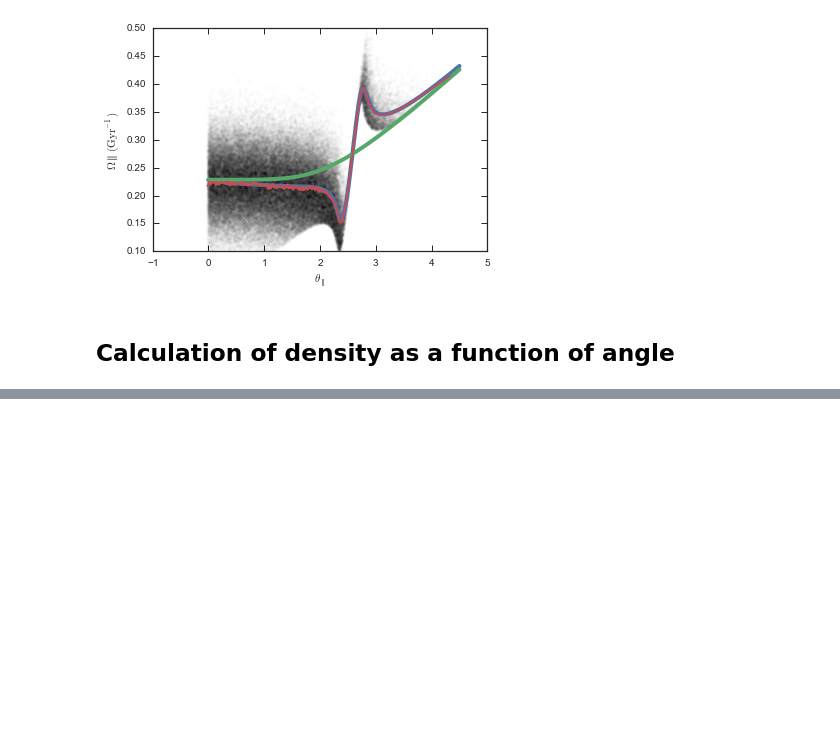
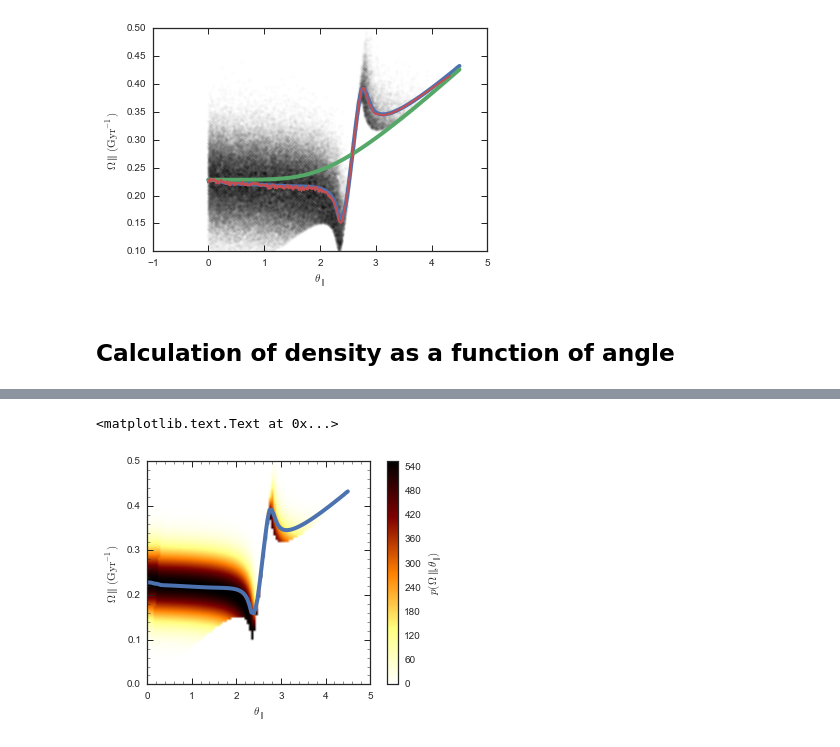
Before and after one commit to jobovy/streamgap-pepper, a Jupyter notebook: StreamGapSingleImpact-Improvements.ipynb, the cells around one changed output, grey strips where cells are left out. Drawn from its saved outputs; the diff is of its cells as text; code cells hidden in the pictures; blank space fills up the shorter version.

```diff
--- a/StreamGapSingleImpact-Improvements.ipynb
+++ b/StreamGapSingleImpact-Improvements.ipynb
@@ -148,0 +188,18 @@ xlabel(r'$\theta_\parallel$')
+# %%
+Opars= numpy.linspace(0.,0.5,101)/bovy_conversion.freq_in_Gyr(V0,R0)
+apars= numpy.linspace(0.,5.,101)
+y= numpy.array([sdfl_per_1e8_peri.pOparapar(Opars,a) for a in apars])
+bovy_plot.bovy_dens2d(y.T,
+                      origin='lower',
+                      cmap='afmhot_r',colorbar=True,
+                      vmin=0.,
+                      xrange=[apars[0],apars[-1]],
+                      yrange=[Opars[0]*bovy_conversion.freq_in_Gyr(V0,R0),
+                              Opars[-1]*bovy_conversion.freq_in_Gyr(V0,R0)],
+                     zlabel=r'$p(\Omega\parallel,\theta_\parallel)$')
+plot(xs,mO*bovy_conversion.freq_in_Gyr(V0,R0),lw=4.)
+xlabel(r'$\theta_\parallel$')
+ylabel(r'$\Omega\parallel\,(\mathrm{Gyr}^{-1})$')
+# %% [output]
+<matplotlib.text.Text at 0x...>
+[figure, added]
```
Also changed, not shown: parts of 6 cells of this notebook.
